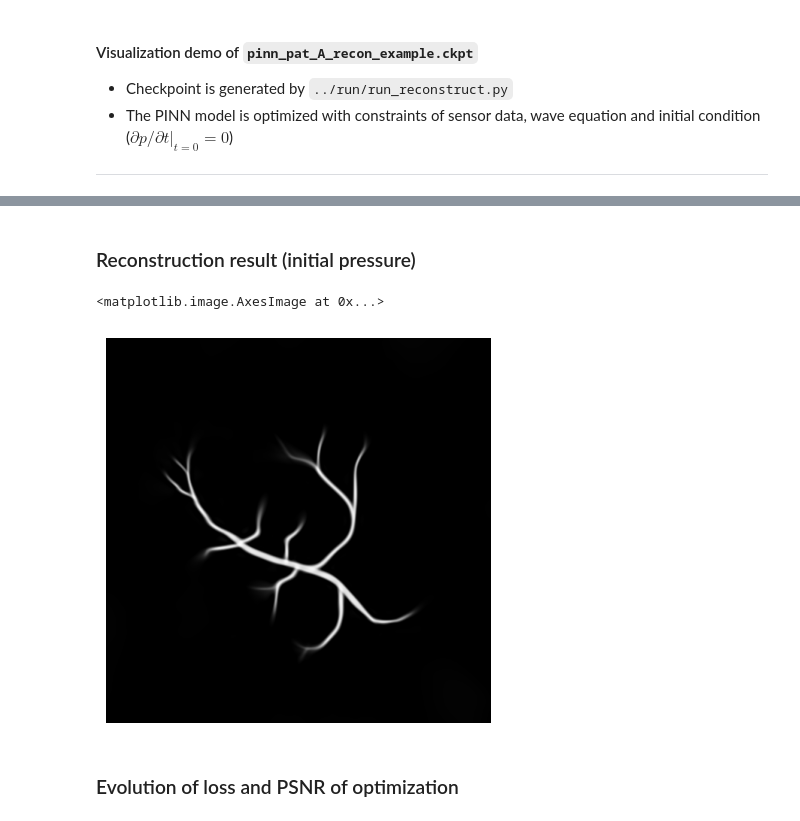
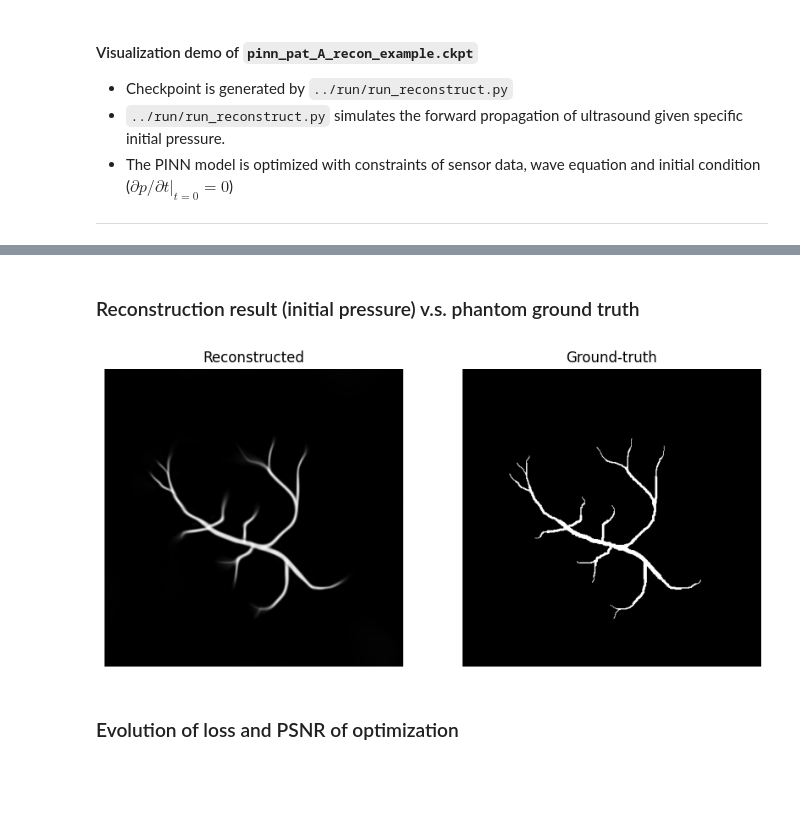
Before and after one commit to Ultrafast-Ray-Photoacoustic-Imaging/Ultrafast-Ray-Photoacoustic-Imaging, a Jupyter notebook: algorithms/PINN-PAT/demo/visual_vessel_reconstruction.ipynb, the cells around one changed output, grey strips where cells are left out. Drawn from its saved outputs; the diff is of its cells as text; code cells hidden in the pictures; blank space fills up the shorter version.

```diff
--- a/algorithms/PINN-PAT/demo/visual_vessel_reconstruction.ipynb
+++ b/algorithms/PINN-PAT/demo/visual_vessel_reconstruction.ipynb
@@ -2,6 +2,7 @@
 #### Visualization demo of `pinn_pat_A_recon_example.ckpt`
 
 - Checkpoint is generated by `../run/run_reconstruct.py`
+- `../run/run_reconstruct.py` simulates the forward propagation of ultrasound given specific initial pressure.
 - The PINN model is optimized with constraints of sensor data, wave equation and initial condition ($\partial p / \partial t|_{t=0}=0$)
 
 ------
@@ -47,22 +48,31 @@ pinn_pat = PINNForPAT(arg, device=device)
 Load: ../ckpt/reconstruct/pinn_pat_A_recon_example.ckpt <All keys matched successfully>
  [PINNForPAT]  {'medium': 'A: Homogeneous and unlossy', 'fit_type': 'Inverse', 'in_channels': 3, 'out_channels': 1, 'n_hidden': 180, 'l_layers': 9, 'activation': 'Sin', 't_min': 0.0, 't_max': 1.05, 'n ...
 # %% [markdown]
-### Reconstruction result (initial pressure)
+### Reconstruction result (initial pressure) v.s. phantom ground truth
 # %%
-H = 512
-X_axis = torch.linspace(0, 1, 2 * H + 1)[1::2]
-x, y = torch.meshgrid([X_axis] * 2, indexing="ij")
-xyt = torch.zeros([H, H, 3])
-xyt[:, :, 0] = x
-xyt[:, :, 1] = y
+# H = 512
+# X_axis = torch.linspace(0, 1, 2 * H + 1)[1::2]
+# x, y = torch.meshgrid([X_axis] * 2, indexing="ij")
+
+# xyt[:, :, 0] = x
+# xyt[:, :, 1] = y
+
+
+phantom_data = torch.load("../phantom/vessel/p0_Vessel_r8_mask.pts")
+xy, gt = phantom_data["xy"], phantom_data["p0"]
+
+xyt = torch.zeros(list(xy.shape[:2]) + [3])
+xyt[:, :, :2] = xy
 p0 = pinn_pat.p(xyt)
 
-fig, ax = plt.subplots(dpi=100, figsize=(5, 5))
-ax.axis(False)
-ax.imshow(p0, vmin=0, cmap="Grays_r")
+fig, axes = plt.subplots(dpi=100, figsize=(10, 5), ncols=2)
+for iax, img in enumerate([p0, gt]):
+    ax = axes[iax]
+    ax.axis(False)
+    ax.imshow(img, vmin=0, cmap="Grays_r")
+    ax.set_title(["Reconstructed", "Ground-truth"][iax])
 # %% [output]
-<matplotlib.image.AxesImage at 0x...>
-[figure, old version]
+[figure, new version]
 # %% [markdown]
 ### Evolution of loss and PSNR of optimization
 # %%
```
Also changed, not shown: parts of 3 cells of this notebook, 2 other files.
